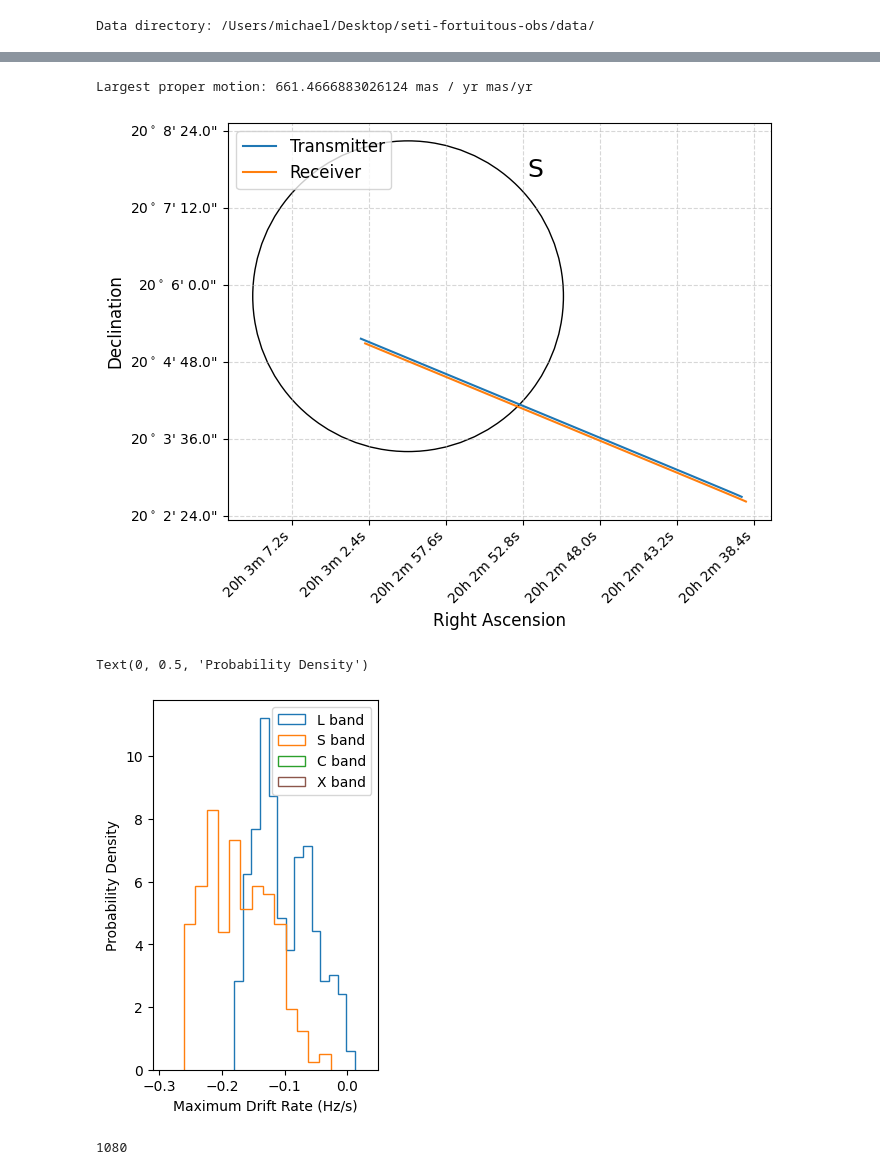
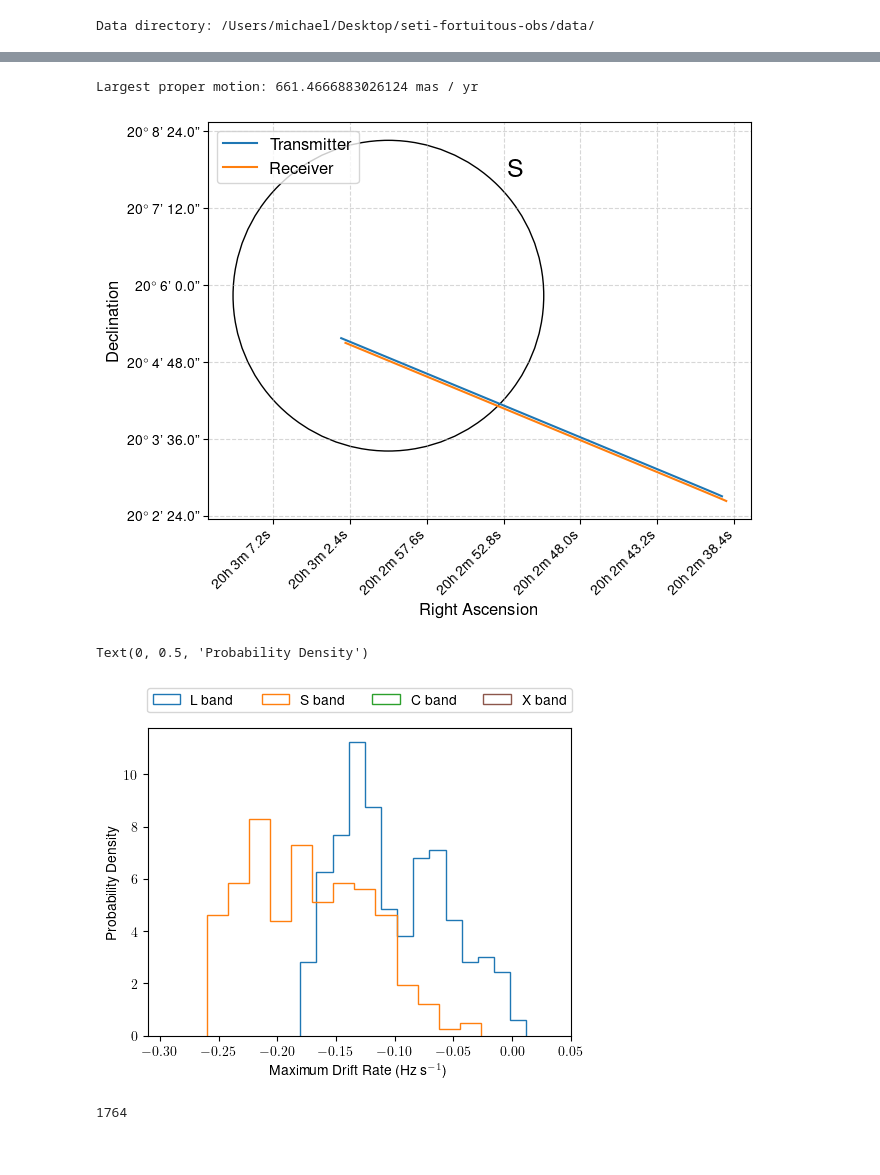
Before and after one commit to palumbom/seti-fortuitous-obs, a Jupyter notebook: parse_observations.ipynb, the cells around one changed output, grey strips where cells are left out. Drawn from its saved outputs; the diff is of its cells as text; code cells hidden in the pictures.

```diff
--- a/parse_observations.ipynb
+++ b/parse_observations.ipynb
@@ -4,7 +4,11 @@ import numpy as np
 import pandas as pd
 import os, sys, pdb, pytz
 import matplotlib.pyplot as plt
+
+# matplotlib stuff
 %matplotlib inline
+plt.rcParams.update({"text.usetex": True, "font.family": "Helvetica"})
+
 
 # astropy
 import astropy.units as u
@@ -156,9 +160,9 @@ gaia_pm = np.sqrt(gaia_pmra**2.0 + gaia_pmdec**2.0)
 pm_idx = np.argmax(gaia_pm)
 gaia_maxpm_source_id = gaia_tbl["source_id"][idx[pm_idx]]
 
-print("Largest proper motion: " + str(gaia_pm[pm_idx]) + " mas/yr")
+print("Largest proper motion: " + str(gaia_pm[pm_idx]))
 # %% [output]
-Largest proper motion: 661.4666883026124 mas / yr mas/yr
+Largest proper motion: 661.4666883026124 mas / yr
 # %%
 # get corresponding observation index
 idx = np.where(df["gaia_source_id"].values == gaia_maxpm_source_id)[0][0]
@@ -166,7 +170,7 @@ idx = np.where(df["gaia_source_id"].values == gaia_maxpm_source_id)[0][0]
 # plot focal lines for star with largest proper motion
 plot_probe_focal_lines(idx)
 # %% [output]
-[figure, old version]
+[figure, new version]
 # %%
 # get maximum drift rates
 max_drift = np.zeros(len(df))
@@ -194,22 +198,22 @@ max_drift_C = max_drift[C_idx]
 max_drift_X = max_drift[X_idx]
 # %%
 # plot disttributions of max drift rates
-fig = plt.figure()
+fig = plt.figure(figsize=(12,4))
 ax1 = fig.add_subplot(1, 2, 1)
 
 ax1.hist(max_drift_L, histtype="step", color="tab:blue", bins="auto", label="L band", density=True)
 ax1.hist(max_drift_S, histtype="step", color="tab:orange", bins="auto", label="S band", density=True)
 ax1.hist(max_drift_C, histtype="step", color="tab:green", bins="auto", label="C band", density=True)
 ax1.hist(max_drift_X, histtype="step", color="tab:brown", bins="auto", label="X band", density=True)
 
 ax1.set_xlim(np.min(max_drift_S) - 0.05, 0.05)
-ax1.legend()
-ax1.set_xlabel("Maximum Drift Rate (Hz/s)")
+ax1.legend(bbox_to_anchor=(0.5, 1.15), loc='upper center', ncol=4)
+ax1.set_xlabel("Maximum Drift Rate (Hz s$^{-1}$)")
 ax1.set_ylabel("Probability Density")
 # %% [output]
 Text(0, 0.5, 'Probability Density')
-[figure, old version]
+[figure, new version]
 # %%
-len(max_drift_L)
+len(max_drift)
 # %% [output]
-1080
+1764
```
Also changed, not shown: parts of 1 cell of this notebook.
